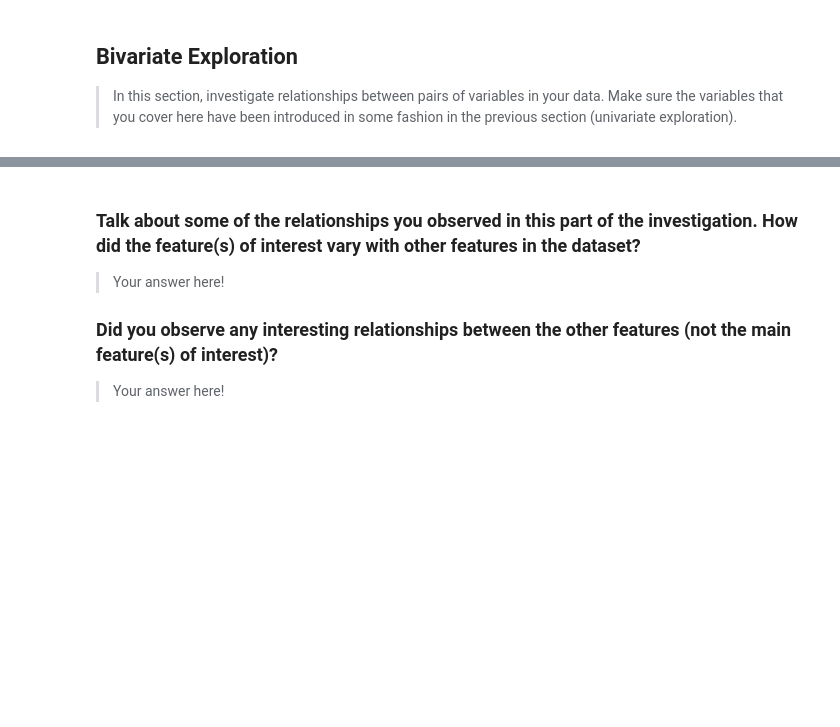
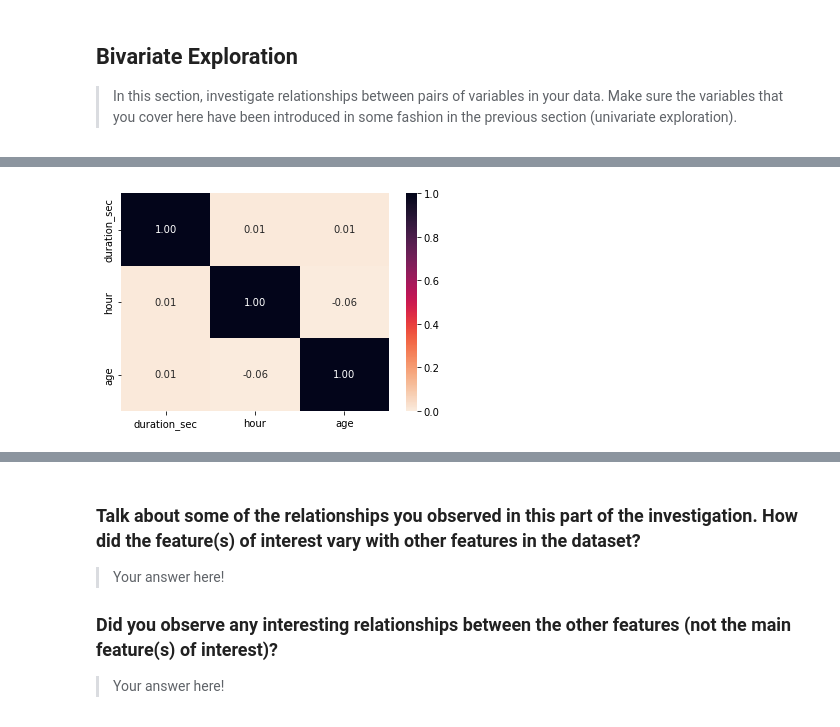
Before and after one commit to tharcyla/communicate-data-findings, a Jupyter notebook: Part_I_Exploration.ipynb, the cells around one changed output, grey strips where cells are left out. Drawn from its saved outputs; the diff is of its cells as text; code cells hidden in the pictures; blank space fills up the shorter version.

```diff
--- a/Part_I_Exploration.ipynb
+++ b/Part_I_Exploration.ipynb
@@ -714,0 +735,6 @@ fashion in the previous section (univariate exploration).
+# %%
+stats = ['duration_sec', 'hour','age']
+# %%
+sns.heatmap(df[stats].corr(), cmap='rocket_r', annot=True, fmt='.2f', vmin=0);
+# %% [output]
+[figure, added]
```
Also changed, not shown: parts of 14 cells of this notebook.
